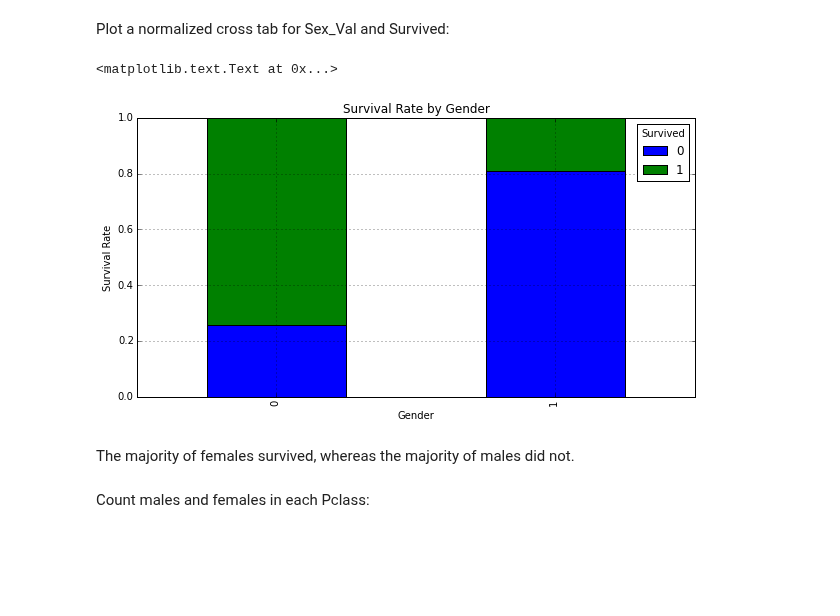
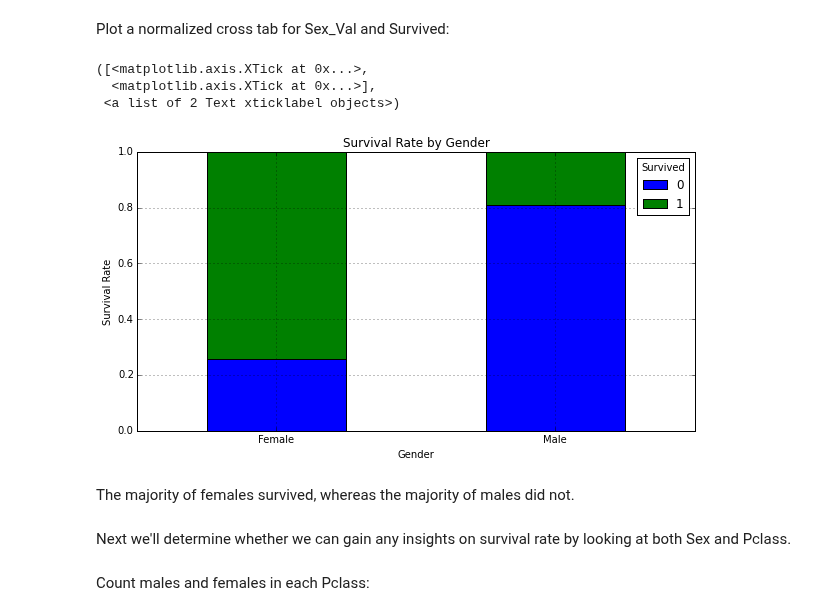
Before and after one commit to donnemartin/data-science-ipython-notebooks, a Jupyter notebook: kaggle/titanic.ipynb, the cells around one changed output. Drawn from its saved outputs; the diff is of its cells as text; code cells hidden in the pictures; blank space fills up the shorter version.

Commit message:
Cleaned up some sections, added plots of survival rate by Sex and Pclass.

```diff
--- a/kaggle/titanic.ipynb
+++ b/kaggle/titanic.ipynb
@@ -288,15 +270,19 @@ Plot a normalized cross tab for Sex_Val and Survived:
 # %%
 sex_val_xt = pd.crosstab(df['Sex_Val'], df['Survived'])
 sex_val_xt_pct = sex_val_xt.div(sex_val_xt.sum(1).astype(float), axis=0)
-sex_val_xt_pct.plot(kind='bar', stacked=True)
-plt.title('Survival Rate by Gender')
+sex_val_xt_pct.plot(kind='bar', stacked=True, title='Survival Rate by Gender')
 plt.xlabel('Gender')
 plt.ylabel('Survival Rate')
+plt.xticks((0, 1), ('Female', 'Male'), rotation=0)
 # %% [output]
-<matplotlib.text.Text at 0x...>
+([<matplotlib.axis.XTick at 0x...>,
+  <matplotlib.axis.XTick at 0x...>],
+ <a list of 2 Text xticklabel objects>)
-[figure, old version]
+[figure, new version]
 # %% [markdown]
 The majority of females survived, whereas the majority of males did not.
+# %% [markdown]
+Next we'll determine whether we can gain any insights on survival rate by looking at both Sex and Pclass.
 # %% [markdown]
 Count males and females in each Pclass:
 # %%
```
Also changed, not shown: parts of 19 cells of this notebook.
